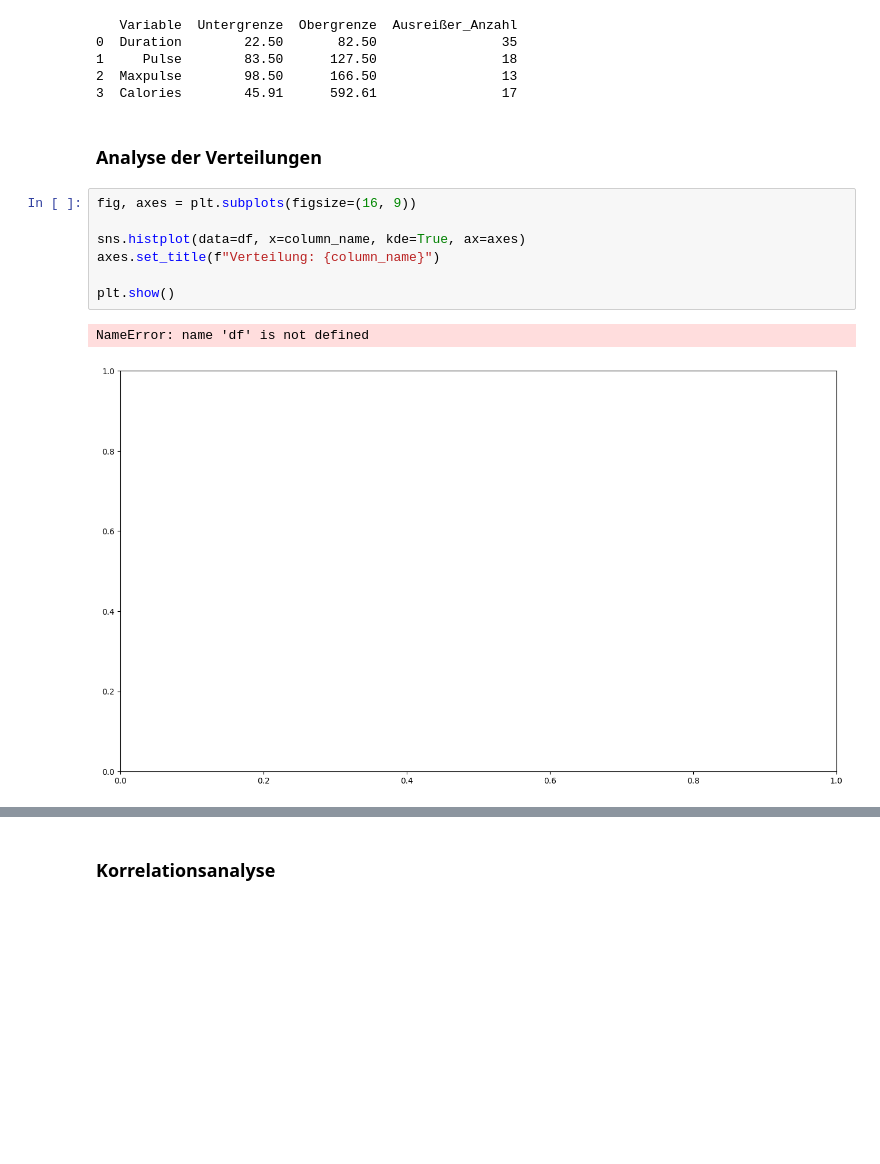
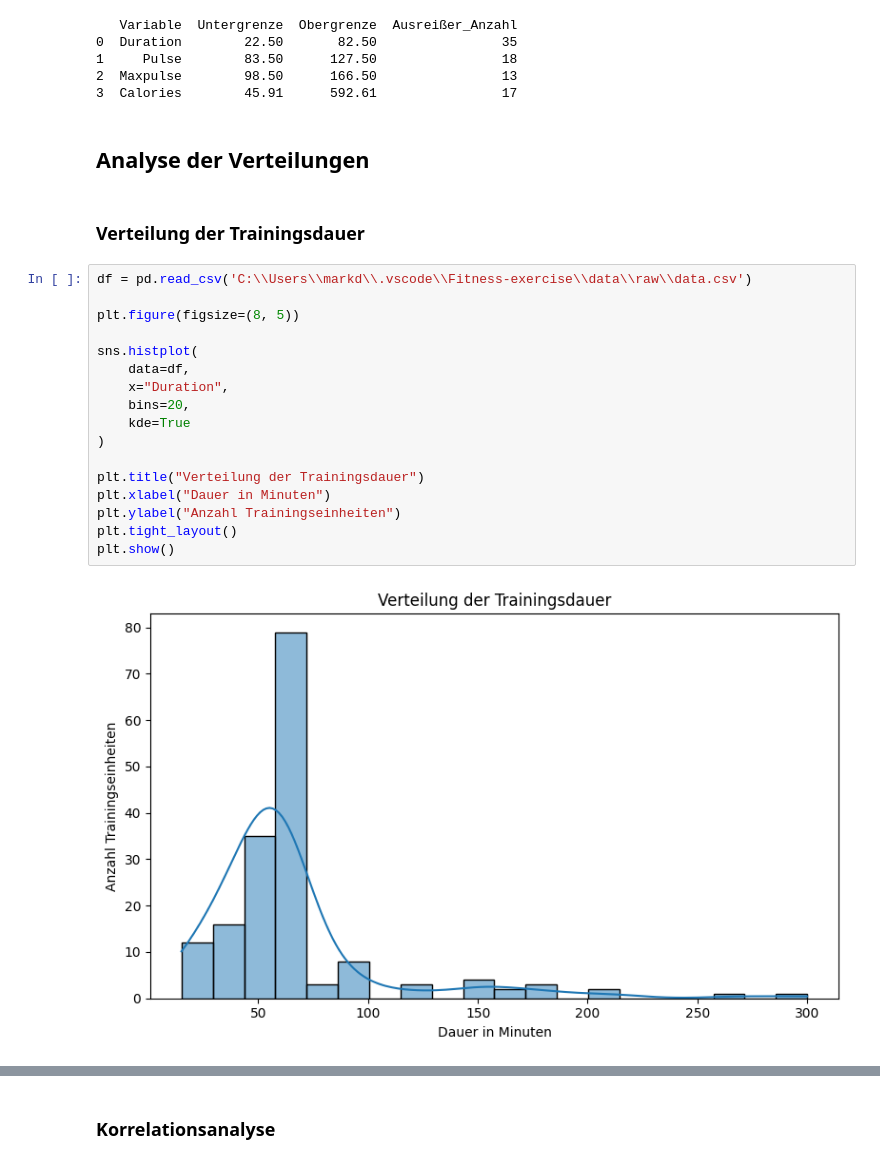
Before and after one commit to MarkDetki/Fitness-exercise, a Jupyter notebook: notebooks/exploratory data analysis and preprocessing/exploratory data analysis and preprocessing.ipynb, the cells around one changed output, grey strips where cells are left out. Saved outputs shown, nothing was run; the diff lists cells and outputs as text; blank space fills up the shorter version.

Commit message:
Title changed in EDA

```diff
--- a/notebooks/exploratory data analysis and preprocessing/exploratory data analysis and preprocessing.ipynb
+++ b/notebooks/exploratory data analysis and preprocessing/exploratory data analysis and preprocessing.ipynb
@@ -51,14 +53,25 @@ print(outlier_summary)
 2  Maxpulse        98.50      166.50                13
 3  Calories        45.91      592.61                17
 # %% [markdown]
-### Analyse der Verteilungen
+## Analyse der Verteilungen
+# %% [markdown]
+### Verteilung der Trainingsdauer
 # %%
-fig, axes = plt.subplots(figsize=(16, 9))
+df = pd.read_csv('C:\\Users\\markd\\.vscode\\Fitness-exercise\\data\\raw\\data.csv')
 
-sns.histplot(data=df, x=column_name, kde=True, ax=axes)
-axes.set_title(f"Verteilung: {column_name}")
+plt.figure(figsize=(8, 5))
 
+sns.histplot(
+    data=df,
+    x="Duration",
+    bins=20,
+    kde=True
+)
+
+plt.title("Verteilung der Trainingsdauer")
+plt.xlabel("Dauer in Minuten")
+plt.ylabel("Anzahl Trainingseinheiten")
+plt.tight_layout()
 plt.show()
 # %% [output]
-NameError: name 'df' is not defined
-[figure, old version]
+[figure, new version]
```
Also changed, not shown: parts of 12 cells of this notebook.
